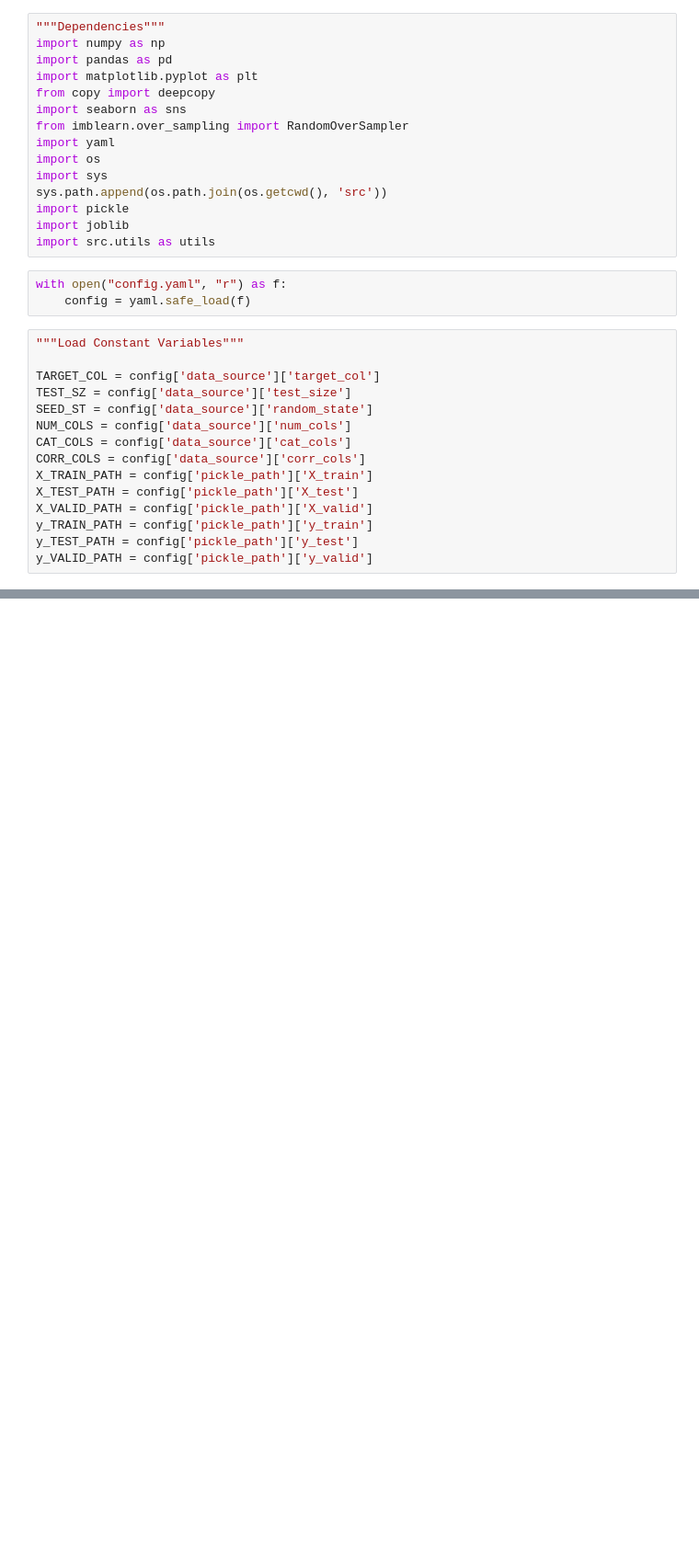
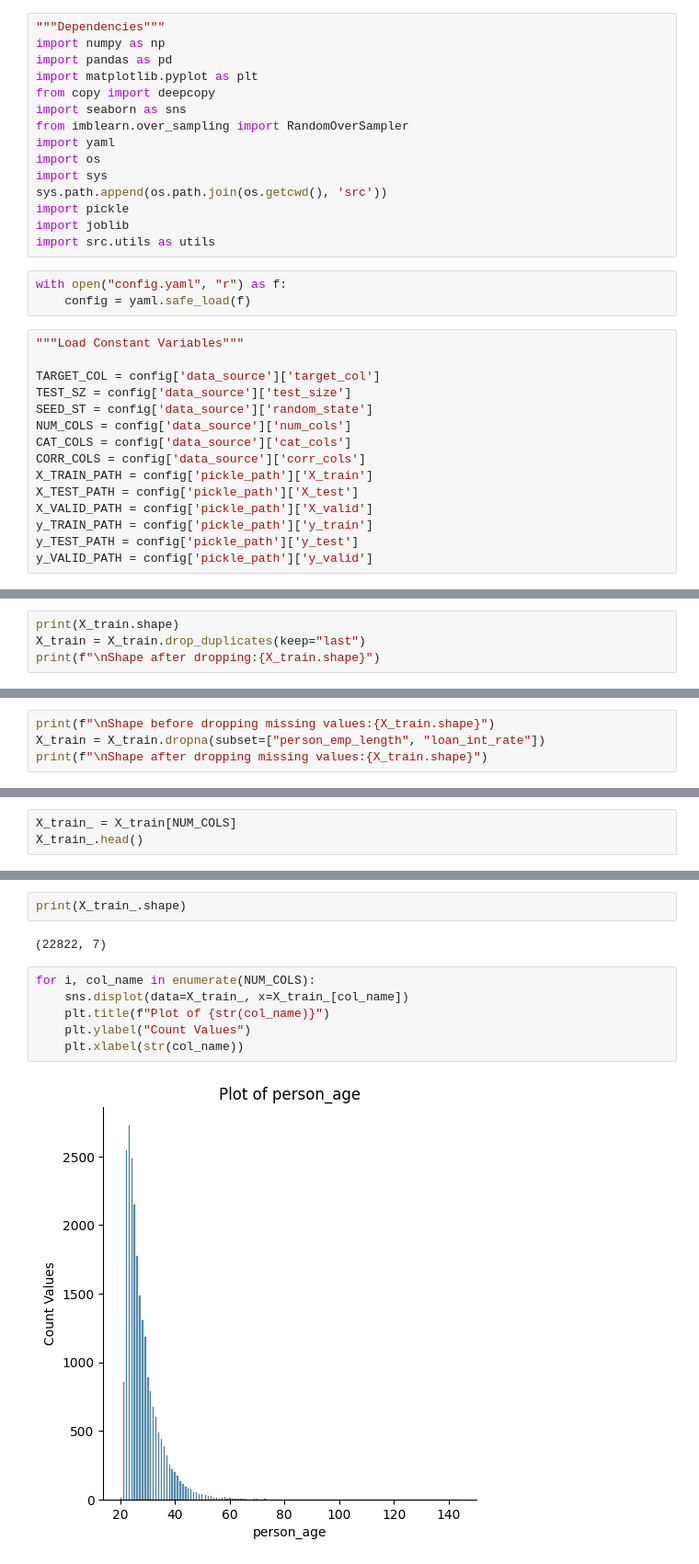
Before and after one commit to Code2Drift/Aditya_MLPROCESS, a Jupyter notebook: eda.ipynb, the cells around one changed output, grey strips where cells are left out. Shown: that part at 92% size. Cells and saved outputs as stored; diff of their text form; blank space fills up the shorter version.

```diff
--- a/eda.ipynb
+++ b/eda.ipynb
@@ -41,0 +140,4 @@ FileNotFoundError: [Errno 2] No such file or directory: 'E:/01_Programming/Py/Ad
+# %%
+print(X_train.shape)
+X_train = X_train.drop_duplicates(keep="last")
+print(f"\nShape after dropping:{X_train.shape}")
@@ -41,0 +180,4 @@ FileNotFoundError: [Errno 2] No such file or directory: 'E:/01_Programming/Py/Ad
+# %%
+print(f"\nShape before dropping missing values:{X_train.shape}")
+X_train = X_train.dropna(subset=["person_emp_length", "loan_int_rate"])
+print(f"\nShape after dropping missing values:{X_train.shape}")
@@ -41,0 +190,3 @@ FileNotFoundError: [Errno 2] No such file or directory: 'E:/01_Programming/Py/Ad
+# %%
+X_train_ = X_train[NUM_COLS]
+X_train_.head()
@@ -41,0 +200,12 @@ FileNotFoundError: [Errno 2] No such file or directory: 'E:/01_Programming/Py/Ad
+# %%
+print(X_train_.shape)
+# %% [output]
+(22822, 7)
+# %%
+for i, col_name in enumerate(NUM_COLS):
+    sns.displot(data=X_train_, x=X_train_[col_name])
+    plt.title(f"Plot of {str(col_name)}")
+    plt.ylabel("Count Values")
+    plt.xlabel(str(col_name))
+# %% [output]
+[figure, added]
```
Also changed, not shown: parts of 37 cells of this notebook, 2 other files.
